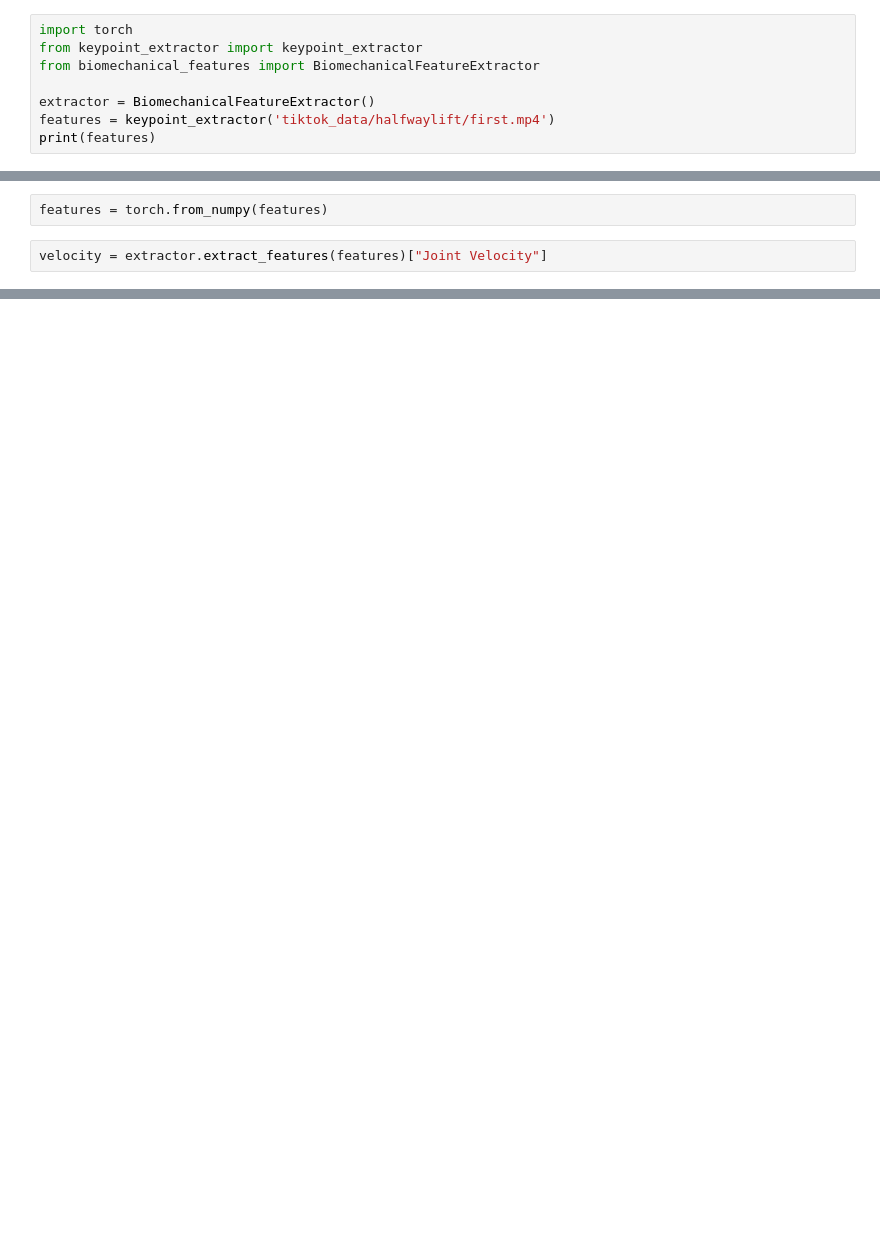
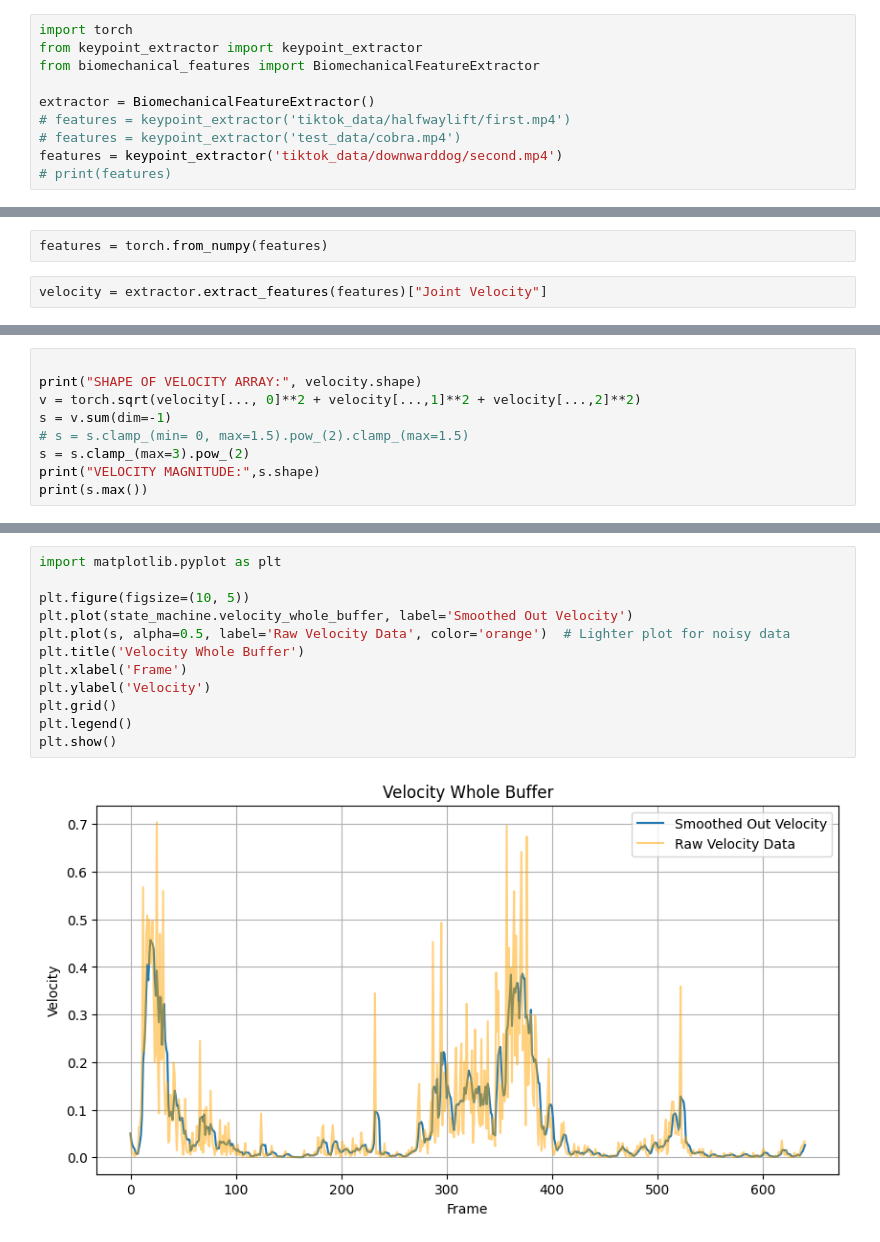
Before and after one commit to AagabBhattarai/Human_pose, a Jupyter notebook: statistical_coach/temporal_segmentation.ipynb, the cells around one changed output, grey strips where cells are left out. Saved outputs shown, nothing was run; the diff lists cells and outputs as text; blank space fills up the shorter version.

```diff
--- a/statistical_coach/temporal_segmentation.ipynb
+++ b/statistical_coach/temporal_segmentation.ipynb
@@ -4,6 +4,8 @@ from keypoint_extractor import keypoint_extractor
 from biomechanical_features import BiomechanicalFeatureExtractor
 
 extractor = BiomechanicalFeatureExtractor()
-features = keypoint_extractor('tiktok_data/halfwaylift/first.mp4')
-print(features)
+# features = keypoint_extractor('tiktok_data/halfwaylift/first.mp4')
+# features = keypoint_extractor('test_data/cobra.mp4')
+features = keypoint_extractor('tiktok_data/downwarddog/second.mp4')
+# print(features)
 # %% [output]
@@ -66,0 +33,9 @@ frame_n = [n for ]
+# %%
+
+print("SHAPE OF VELOCITY ARRAY:", velocity.shape)
+v = torch.sqrt(velocity[..., 0]**2 + velocity[...,1]**2 + velocity[...,2]**2)
+s = v.sum(dim=-1)
+# s = s.clamp_(min= 0, max=1.5).pow_(2).clamp_(max=1.5)
+s = s.clamp_(max=3).pow_(2)
+print("VELOCITY MAGNITUDE:",s.shape)
+print(s.max())
@@ -66,0 +190,14 @@ frame_n = [n for ]
+# %%
+import matplotlib.pyplot as plt
+
+plt.figure(figsize=(10, 5))
+plt.plot(state_machine.velocity_whole_buffer, label='Smoothed Out Velocity')
+plt.plot(s, alpha=0.5, label='Raw Velocity Data', color='orange')  # Lighter plot for noisy data
+plt.title('Velocity Whole Buffer')
+plt.xlabel('Frame')
+plt.ylabel('Velocity')
+plt.grid()
+plt.legend()
+plt.show()
+# %% [output]
+[figure, added]
```
Also changed, not shown: parts of 14 cells of this notebook.
